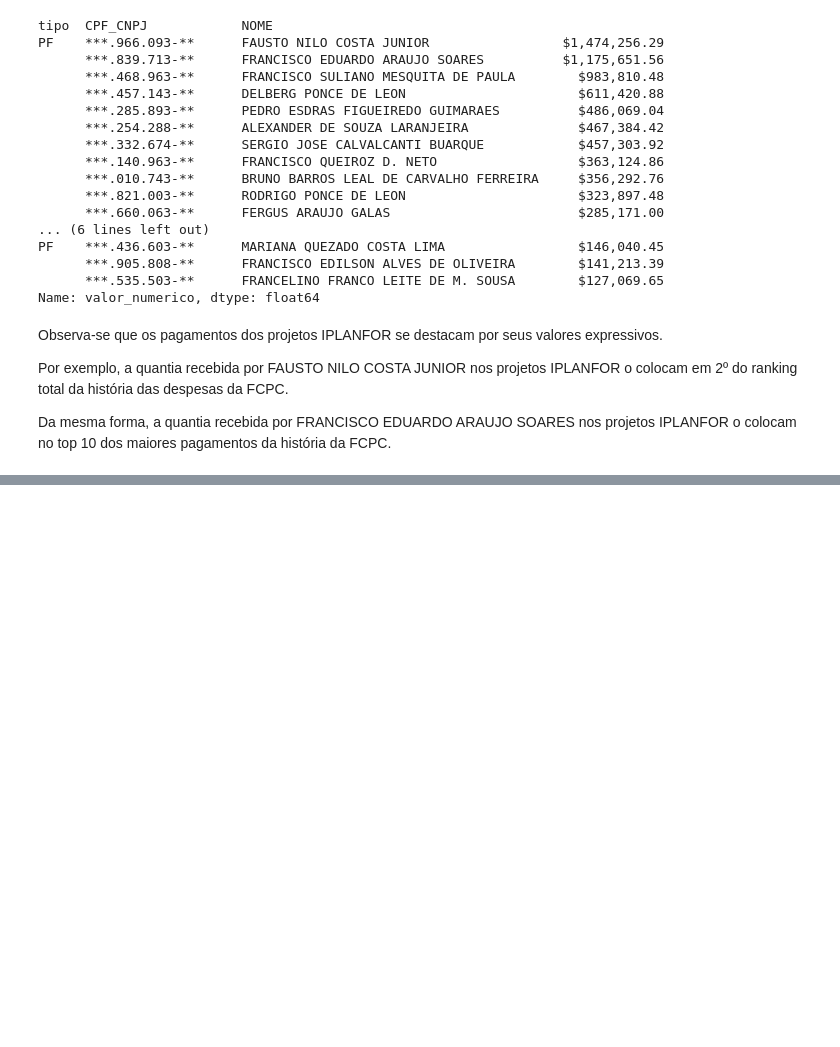
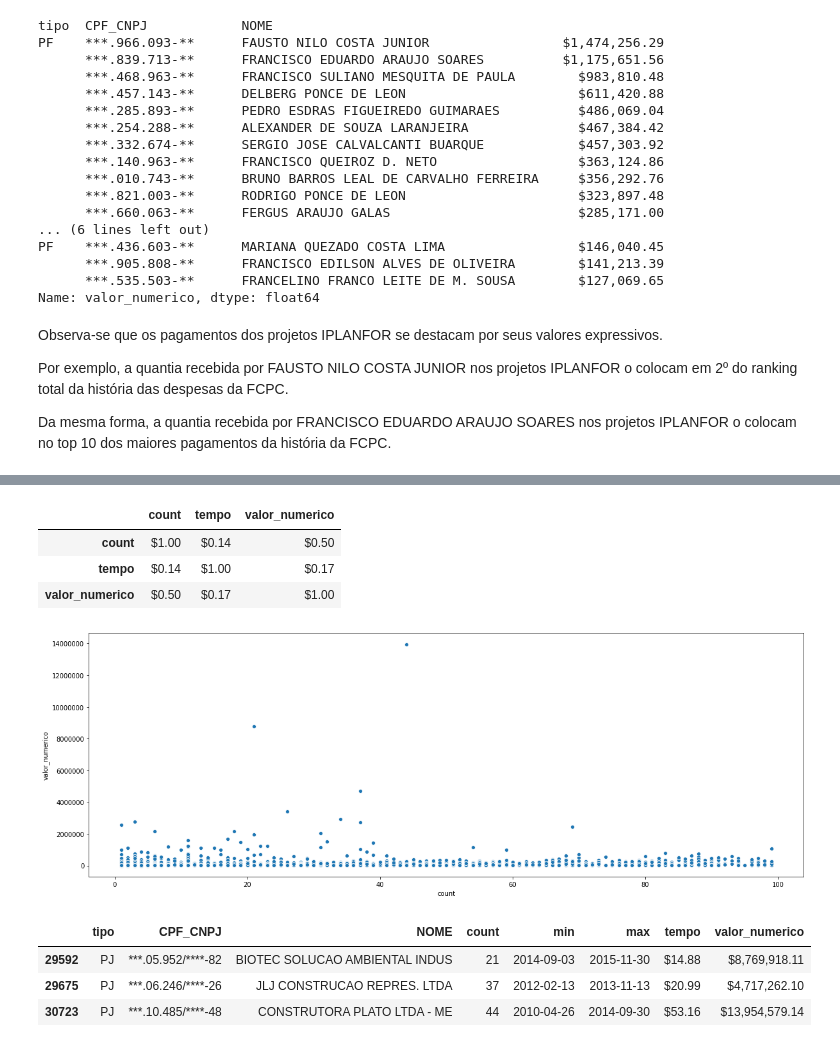
Before and after one commit to tmalveirac/fcpc, a Jupyter notebook: fcpc_analise_projetos.ipynb, the cells around one changed output, grey strips where cells are left out. Saved outputs shown, nothing was run; the diff lists cells and outputs as text; code cells hidden in the pictures; blank space fills up the shorter version.

```diff
--- a/fcpc_analise_projetos.ipynb
+++ b/fcpc_analise_projetos.ipynb
@@ -33,7 +34,7 @@ pf_df['tipo'] = 'PF'
 pf_df['valor_limpo'] = pf_df['VALOR (R$)'].str.replace('.', '').str.replace(',', '.')
 #Convertendo para Numerico
 pf_df['valor_numerico'] = pd.to_numeric(pf_df['valor_limpo'])
-pf_df['data_limpa'] = pd.to_datetime(pf_df['DATA'])
+pf_df['data_limpa'] = pd.to_datetime(pf_df['DATA'], dayfirst=True)
 pf_df.describe()
 # %% [output]
 |  | ano | valor_numerico |
@@ -56,7 +57,7 @@ pj_df['valor_limpo'] = pj_df['VALOR (R$)'].str.replace('.', '').str.replace(',',
 #Convertendo para Numerico
 pj_df['valor_numerico'] = pd.to_numeric(pj_df['valor_limpo'])
 #Tratando a data
-pj_df['data_limpa'] = pd.to_datetime(pj_df['DATA'])
+pj_df['data_limpa'] = pd.to_datetime(pj_df['DATA'], dayfirst=True)
 pj_df.describe()
 # %% [output]
 |  | ano | valor_numerico |
@@ -281,0 +288,7 @@ Da mesma forma, a quantia recebida por FRANCISCO EDUARDO ARAUJO SOARES nos proje
+# %%
+cpf_cnpj_nome_df = df.groupby(['tipo','CPF_CNPJ', 'NOME'])['data_limpa'].agg(['count', 'min', 'max'])
+cpf_cnpj_nome_df = cpf_cnpj_nome_df.reset_index()
+cpf_cnpj_nome_df['tempo'] = (cpf_cnpj_nome_df['max'] - cpf_cnpj_nome_df['min']) / np.timedelta64(1, 'M')
+valor_total_df = df.groupby(['tipo','CPF_CNPJ', 'NOME'])['valor_numerico'].sum()
+cpf_cnpj_nome_df = cpf_cnpj_nome_df.join(valor_total_df, on=['tipo','CPF_CNPJ', 'NOME'])
+cpf_cnpj_nome_df
@@ -281,0 +351,22 @@ Da mesma forma, a quantia recebida por FRANCISCO EDUARDO ARAUJO SOARES nos proje
+# %%
+cpf_cnpj_nome_df[['count', 'tempo', 'valor_numerico']].corr()
+# %% [output]
+|  | count | tempo | valor_numerico |
+| count | $1.00 | $0.14 | $0.50 |
+| tempo | $0.14 | $1.00 | $0.17 |
+| valor_numerico | $0.50 | $0.17 | $1.00 |
+# %%
+import seaborn as sns
+sns.scatterplot(data= cpf_cnpj_nome_df.query('count < 100'), y='valor_numerico', x='count')
+plt.ticklabel_format(axis="y", style="plain")
+plt.show()
+# %% [output]
+[figure, added]
+# %%
+#Observações atípicas
+cpf_cnpj_nome_df.query('count < 50 & valor_numerico > 4000000')
+# %% [output]
+|  | tipo | CPF_CNPJ | NOME | count | min | max | tempo | valor_numerico |
+| 29592 | PJ | ***.05.952/****-82 | BIOTEC SOLUCAO AMBIENTAL INDUS | 21 | 2014-09-03 | 2015-11-30 | $14.88 | $8,769,918.11 |
+| 29675 | PJ | ***.06.246/****-26 | JLJ CONSTRUCAO REPRES. LTDA | 37 | 2012-02-13 | 2013-11-13 | $20.99 | $4,717,262.10 |
+| 30723 | PJ | ***.10.485/****-48 | CONSTRUTORA PLATO LTDA - ME | 44 | 2010-04-26 | 2014-09-30 | $53.16 | $13,954,579.14 |
```
Also changed, not shown: parts of 5 cells of this notebook.
